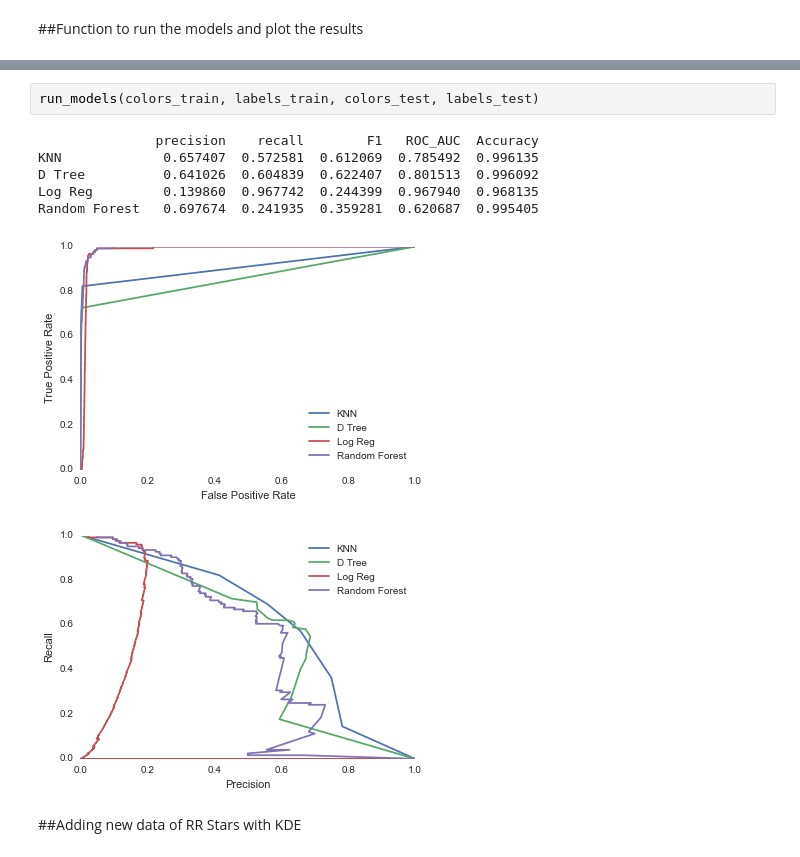
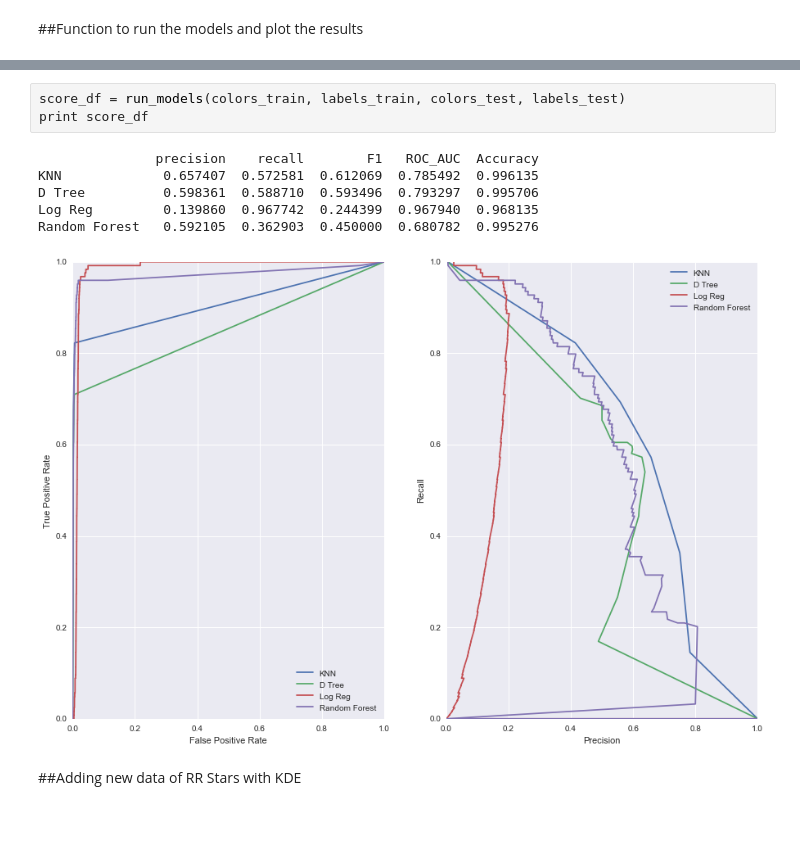
Before and after one commit to NobleKennamer/astro_porject, a Jupyter notebook: RR_Lyrae.ipynb, the cells around one changed output, grey strips where cells are left out. Saved outputs shown, nothing was run; the diff lists cells and outputs as text; blank space fills up the shorter version.

```diff
--- a/RR_Lyrae.ipynb
+++ b/RR_Lyrae.ipynb
@@ -170,13 +193,13 @@ def run_models(x_train, y_train, x_test, y_test):
 # %%
-run_models(colors_train, labels_train, colors_test, labels_test)
+score_df = run_models(colors_train, labels_train, colors_test, labels_test)
+print score_df
 # %% [output]
                precision    recall        F1   ROC_AUC  Accuracy
 KNN             0.657407  0.572581  0.612069  0.785492  0.996135
-D Tree          0.641026  0.604839  0.622407  0.801513  0.996092
+D Tree          0.598361  0.588710  0.593496  0.793297  0.995706
 Log Reg         0.139860  0.967742  0.244399  0.967940  0.968135
-Random Forest   0.697674  0.241935  0.359281  0.620687  0.995405
+Random Forest   0.592105  0.362903  0.450000  0.680782  0.995276
-[figure, old version]
+[figure, new version]
-[figure, removed]
 # %% [markdown]
 ##Adding new data of RR Stars with KDE
 # %%
```
Also changed, not shown: parts of 9 cells of this notebook.
